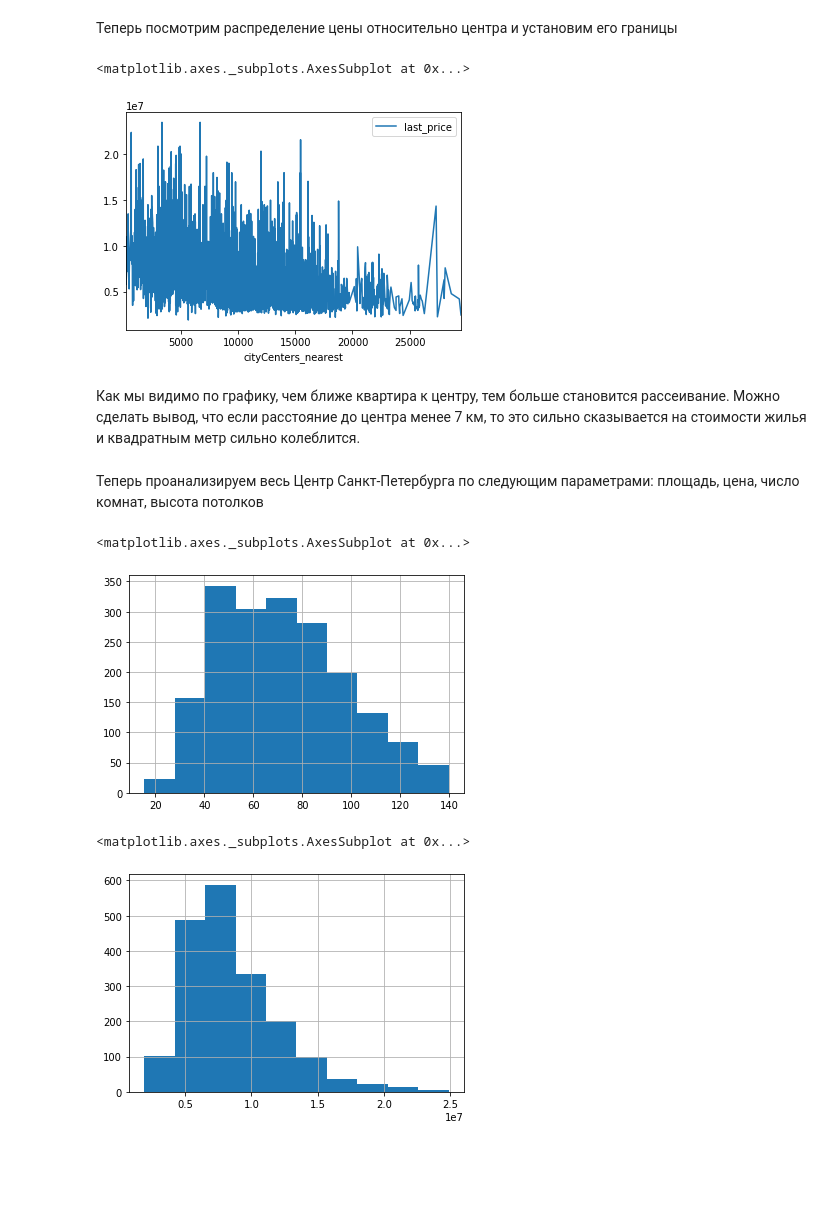
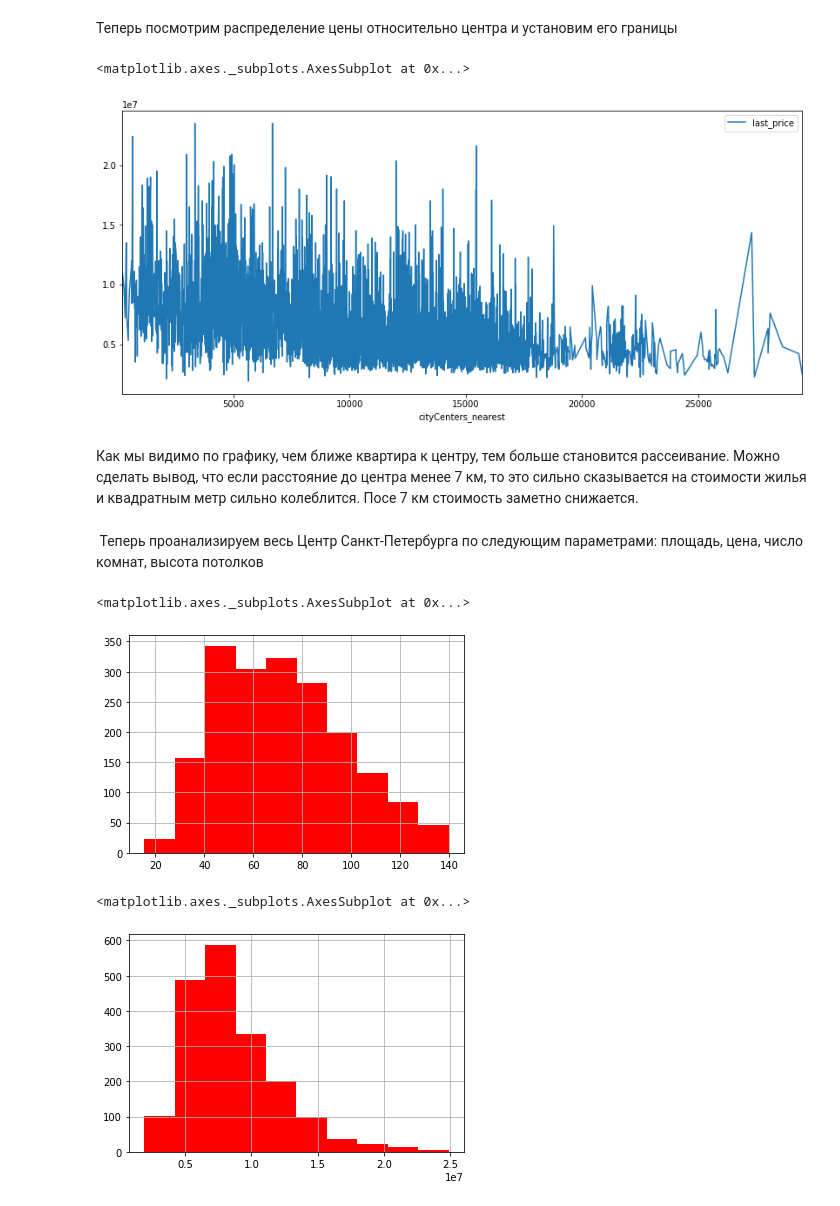
Before and after one commit to ViacheslavPogorelyy/YaP, a Jupyter notebook: part_number_two/project_2.ipynb, the cells around one changed output. Saved outputs shown, nothing was run; the diff lists cells and outputs as text; code cells hidden in the pictures; blank space fills up the shorter version.

```diff
--- a/part_number_two/project_2.ipynb
+++ b/part_number_two/project_2.ipynb
@@ -658,24 +662,24 @@ spb['ceiling_height'].hist()
 # %% [markdown]
 Теперь посмотрим распределение цены относительно центра и установим его границы
 # %%
-spb.pivot_table(index='cityCenters_nearest',values='last_price',aggfunc='mean').plot()
+spb.pivot_table(index='cityCenters_nearest',values='last_price',aggfunc='mean').plot(figsize = (14,6))
 # %% [output]
 <matplotlib.axes._subplots.AxesSubplot at 0x...>
-[figure, old version]
+[figure, new version]
 # %% [markdown]
-Как мы видимо по графику, чем ближе квартира к центру, тем больше становится рассеивание. Можно сделать вывод, что если расстояние до центра менее 7 км, то это сильно сказывается на стоимости жилья и квадратным метр сильно колеблится.
+Как мы видимо по графику, чем ближе квартира к центру, тем больше становится рассеивание. Можно сделать вывод, что если расстояние до центра менее 7 км, то это сильно сказывается на стоимости жилья и квадратным метр сильно колеблится. Посе 7 км стоимость заметно снижается.
 # %%
 center_spb_grouped = spb.query('cityCenters_nearest < 7000')
 # %% [markdown]
-Теперь проанализируем весь Центр Санкт-Петербурга по следующим параметрами: площадь, цена, число комнат, высота потолков
+<a id="step14"></a>  Теперь проанализируем весь Центр Санкт-Петербурга по следующим параметрами: площадь, цена, число комнат, высота потолков
 # %%
-center_spb_grouped['total_area'].hist()
+center_spb_grouped['total_area'].hist(facecolor='red', bins = 10)
 # %% [output]
 <matplotlib.axes._subplots.AxesSubplot at 0x...>
-[figure, old version]
+[figure, new version]
 # %%
-center_spb_grouped['last_price'].hist()
+center_spb_grouped['last_price'].hist(facecolor='red')
 # %% [output]
 <matplotlib.axes._subplots.AxesSubplot at 0x...>
-[figure, old version]
+[figure, new version]
 # %%
```
Also changed, not shown: parts of 27 cells of this notebook.
